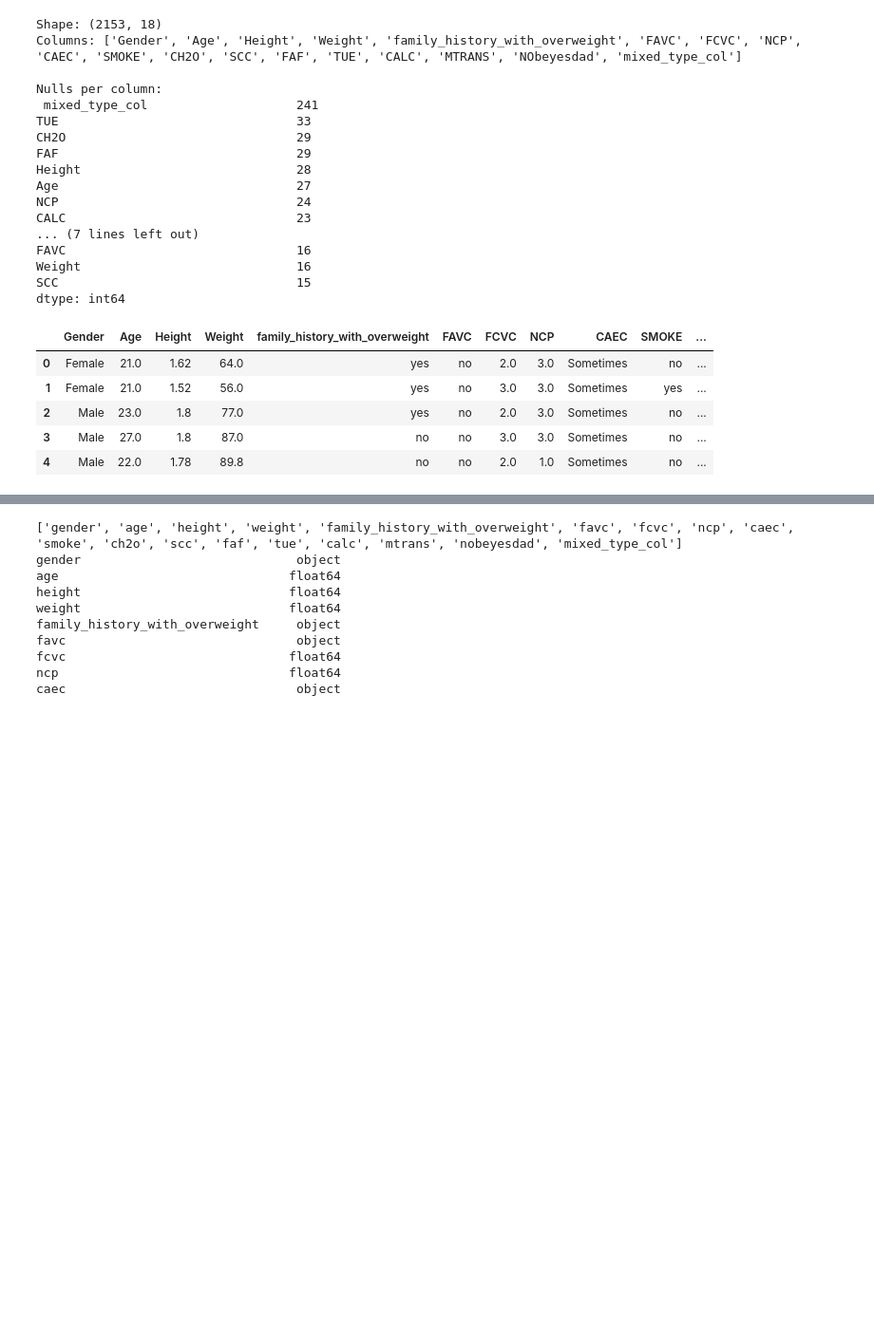
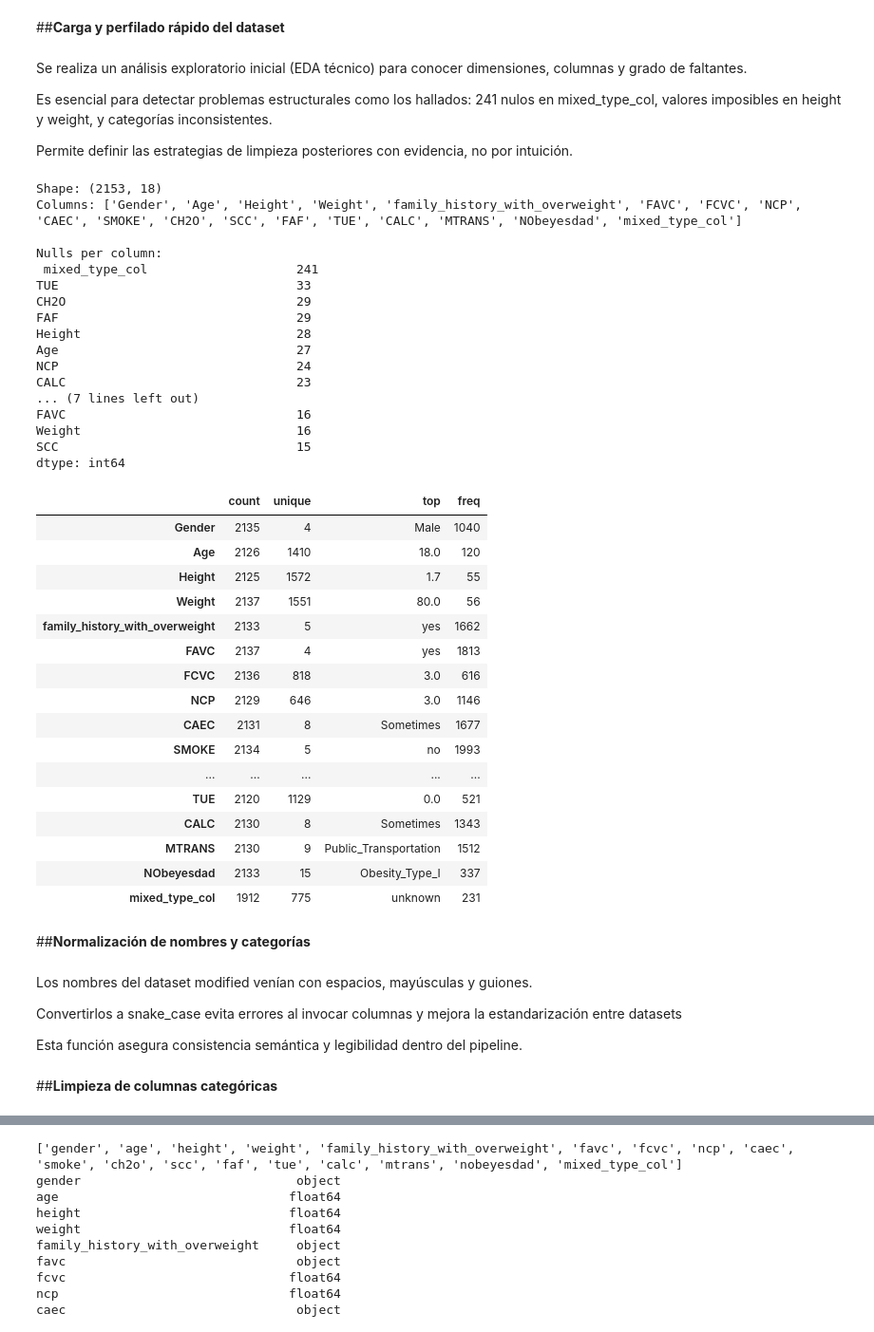
Before and after one commit to gabo196/MLOps_Equipo60, a Jupyter notebook: Fase1_Proyecto.ipynb, the cells around one changed output, grey strips where cells are left out. Shown: that part at 95% size. Drawn from its saved outputs; the diff is of its cells as text; code cells hidden in the pictures; blank space fills up the shorter version.

```diff
--- a/Fase1_Proyecto.ipynb
+++ b/Fase1_Proyecto.ipynb
@@ -33,34 +36,62 @@ CLEAN_PATH = OUT_DIR / "obesity_clean.csv"
 ML_READY_PATH = OUT_DIR / "obesity_ml_ready.csv"
 LABEL_MAP_PATH = OUT_DIR / "label_map_nobeyesdad.csv"
 DATA_DICT_PATH = OUT_DIR / "obesity_data_dictionary.csv"
+# %% [markdown]
+##**Carga y perfilado rápido del dataset**
+# %% [markdown]
+Se realiza un análisis exploratorio inicial (EDA técnico) para conocer dimensiones, columnas y grado de faltantes.
+
+Es esencial para detectar problemas estructurales como los hallados: 241 nulos en mixed_type_col, valores imposibles en height y weight, y categorías inconsistentes.
+
+Permite definir las estrategias de limpieza posteriores con evidencia, no por intuición.
 # %%
 
 df_raw = pd.read_csv(RAW_PATH)
 print("Shape:", df_raw.shape)
 print("Columns:", list(df_raw.columns))
 print("\nNulls per column:\n", df_raw.isna().sum().sort_values(ascending=False))
 df_raw.head()
+df.describe().T
 # %% [output]
 Shape: (2153, 18)
 Columns: ['Gender', 'Age', 'Height', 'Weight', 'family_history_with_overweight', 'FAVC', 'FCVC', 'NCP', 'CAEC', 'SMOKE', 'CH2O', 'SCC', 'FAF', 'TUE', 'CALC', 'MTRANS', 'NObeyesdad', 'mixed_type_col']
 
 Nulls per column:
  mixed_type_col                    241
 TUE                                33
 CH2O                               29
 FAF                                29
 Height                             28
 Age                                27
 NCP                                24
 CALC                               23
 ... (7 lines left out)
 FAVC                               16
 Weight                             16
 SCC                                15
 dtype: int64
-|  | Gender | Age | Height | Weight | family_history_with_overweight | FAVC | FCVC | NCP | CAEC | SMOKE | ... |
-| 0 | Female | 21.0 | 1.62 | 64.0 | yes | no | 2.0 | 3.0 | Sometimes | no | ... |
-| 1 | Female | 21.0 | 1.52 | 56.0 | yes | no | 3.0 | 3.0 | Sometimes | yes | ... |
-| 2 | Male | 23.0 | 1.8 | 77.0 | yes | no | 2.0 | 3.0 | Sometimes | no | ... |
-| 3 | Male | 27.0 | 1.8 | 87.0 | no | no | 3.0 | 3.0 | Sometimes | no | ... |
-| 4 | Male | 22.0 | 1.78 | 89.8 | no | no | 2.0 | 1.0 | Sometimes | no | ... |
+|  | count | unique | top | freq |
+| Gender | 2135 | 4 | Male | 1040 |
+| Age | 2126 | 1410 | 18.0 | 120 |
+| Height | 2125 | 1572 | 1.7 | 55 |
+| Weight | 2137 | 1551 | 80.0 | 56 |
+| family_history_with_overweight | 2133 | 5 | yes | 1662 |
+| FAVC | 2137 | 4 | yes | 1813 |
+| FCVC | 2136 | 818 | 3.0 | 616 |
+| NCP | 2129 | 646 | 3.0 | 1146 |
+| CAEC | 2131 | 8 | Sometimes | 1677 |
+| SMOKE | 2134 | 5 | no | 1993 |
+| ... | ... | ... | ... | ... |
+| TUE | 2120 | 1129 | 0.0 | 521 |
+| CALC | 2130 | 8 | Sometimes | 1343 |
+| MTRANS | 2130 | 9 | Public_Transportation | 1512 |
+| NObeyesdad | 2133 | 15 | Obesity_Type_I | 337 |
+| mixed_type_col | 1912 | 775 | unknown | 231 |
+# %% [markdown]
+##**Normalización de nombres y categorías**
+# %% [markdown]
+Los nombres del dataset modified venían con espacios, mayúsculas y guiones.
+
+Convertirlos a snake_case evita errores al invocar columnas y mejora la estandarización entre datasets
+
+Esta función asegura consistencia semántica y legibilidad dentro del pipeline.
@@ -66,0 +107,2 @@ dtype: int64
+# %% [markdown]
+##**Limpieza de columnas categóricas**
```
Also changed, not shown: parts of 19 cells of this notebook, 3 other files.
